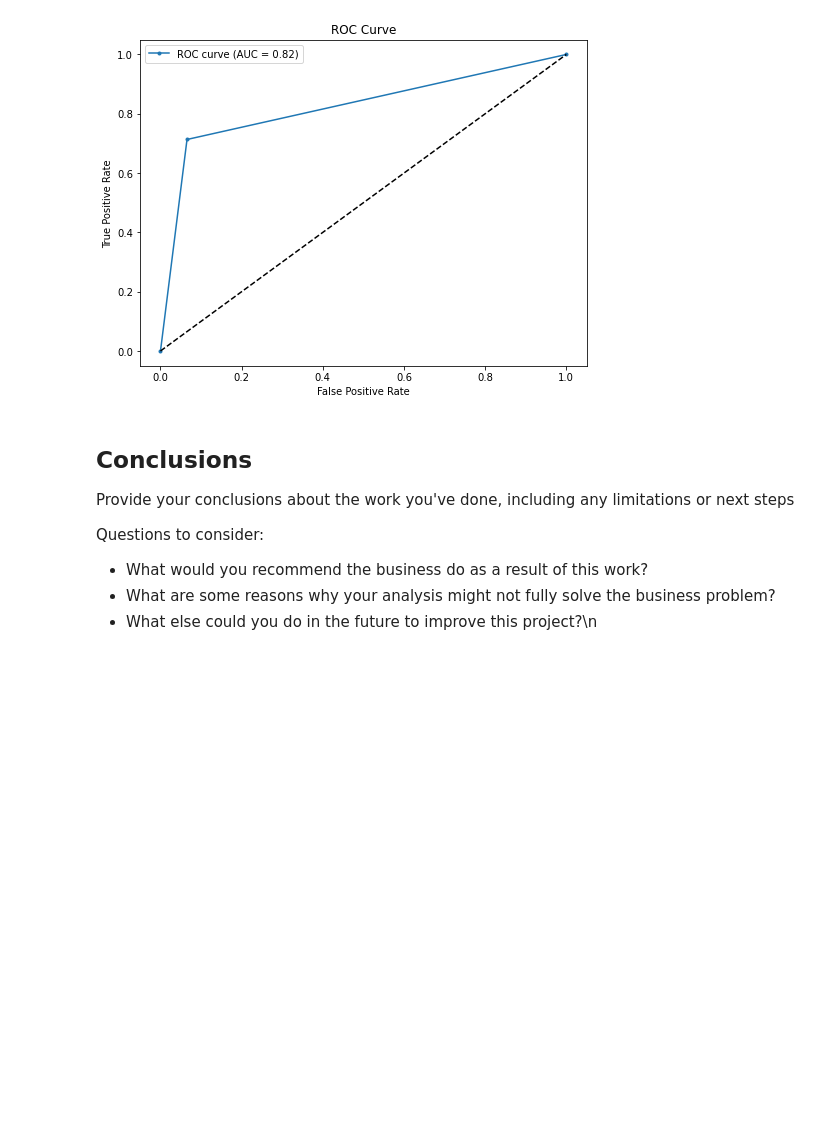
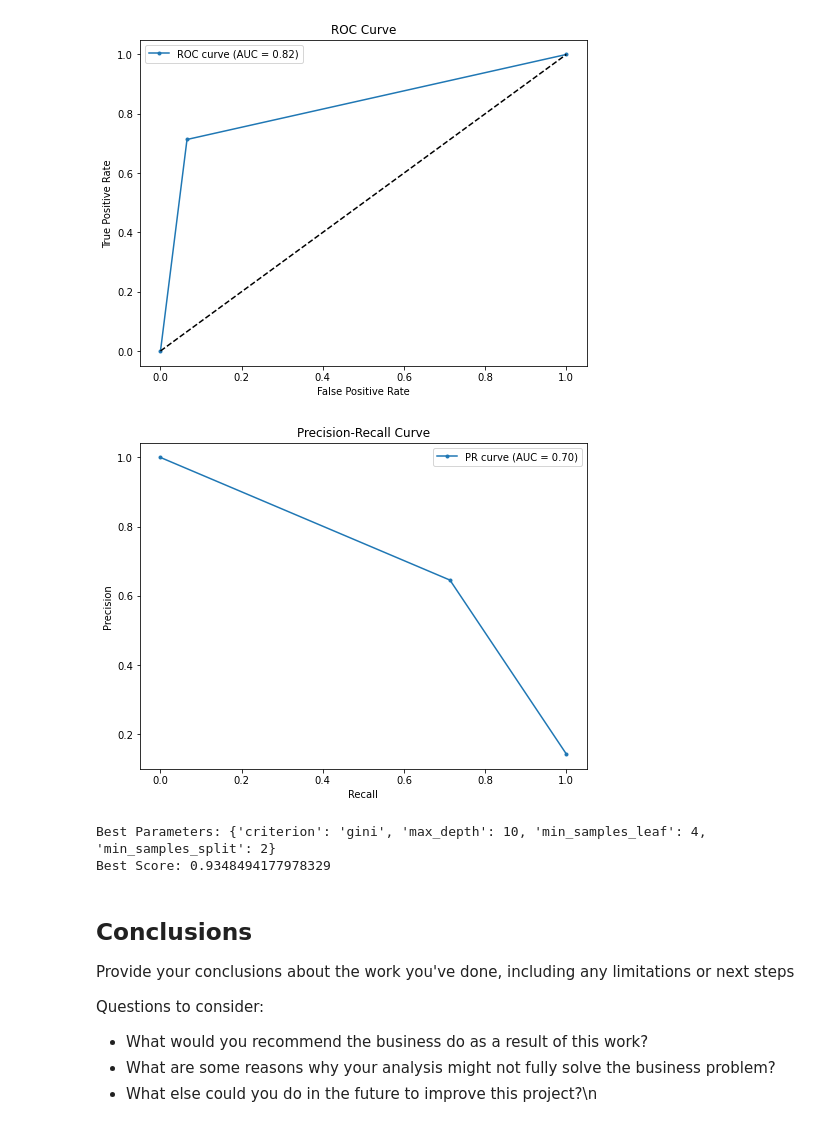
Before and after one commit to wambuiGicheha/Logistic_Regression_Project, a Jupyter notebook: index.ipynb, the cells around one changed output. Cells and saved outputs as stored; diff of their text form; code cells hidden in the pictures; blank space fills up the shorter version.

Commit message:
decision tree model and evaluation

```diff
--- a/index.ipynb
+++ b/index.ipynb
@@ -1628,6 +1628,40 @@ plt.legend()
 plt.show()
 # %% [output]
 [figure]
+# %%
+#plot precision-recall curve
+from sklearn.metrics import precision_recall_curve
+
+precisions, recalls, _ = precision_recall_curve(y_test, y_pred_proba)
+auc_pr = auc(recalls, precisions)
+
+plt.figure(figsize=(8, 6))
+plt.plot(recalls, precisions, marker='.', label=f'PR curve (AUC = {auc_pr:.2f})')
+plt.xlabel('Recall')
+plt.ylabel('Precision')
+plt.title('Precision-Recall Curve')
+plt.legend()
+plt.show()
+# %% [output]
+[figure, added]
+# %%
+#hyperparameter tuning - to optimize the decisionr tree's parameters -from sklearn.model_selection import GridSearchCV
+
+param_grid = {
+    'criterion': ['gini', 'entropy'],
+    'max_depth': [None, 10, 20, 30],
+    'min_samples_split': [2, 5, 10],
+    'min_samples_leaf': [1, 2, 4]
+}
+
+grid_search = GridSearchCV(estimator=dt, param_grid=param_grid, cv=5, scoring='accuracy')
+grid_search.fit(X_train, y_train)
+
+print('Best Parameters:', grid_search.best_params_)
+print('Best Score:', grid_search.best_score_)
+# %% [output]
+Best Parameters: {'criterion': 'gini', 'max_depth': 10, 'min_samples_leaf': 4, 'min_samples_split': 2}
+Best Score: 0.9348494177978329
 # %% [markdown]
 ## Conclusions
 Provide your conclusions about the work you've done, including any limitations or next steps
```
